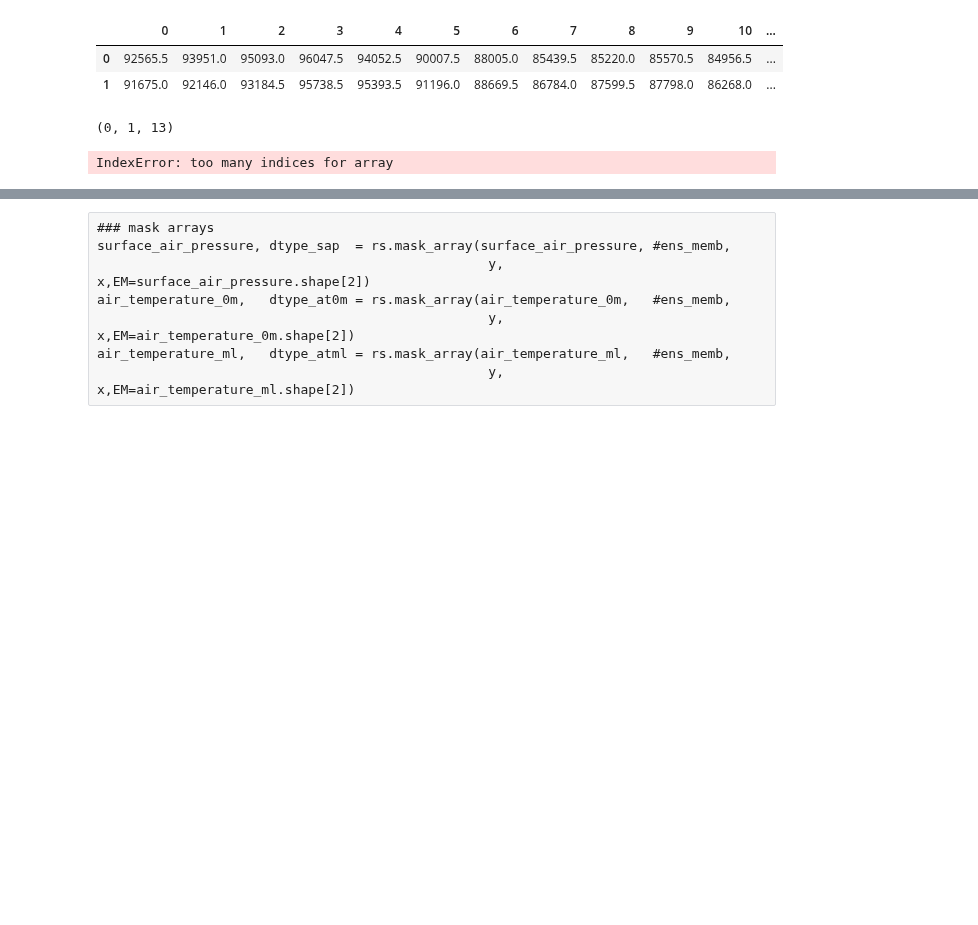
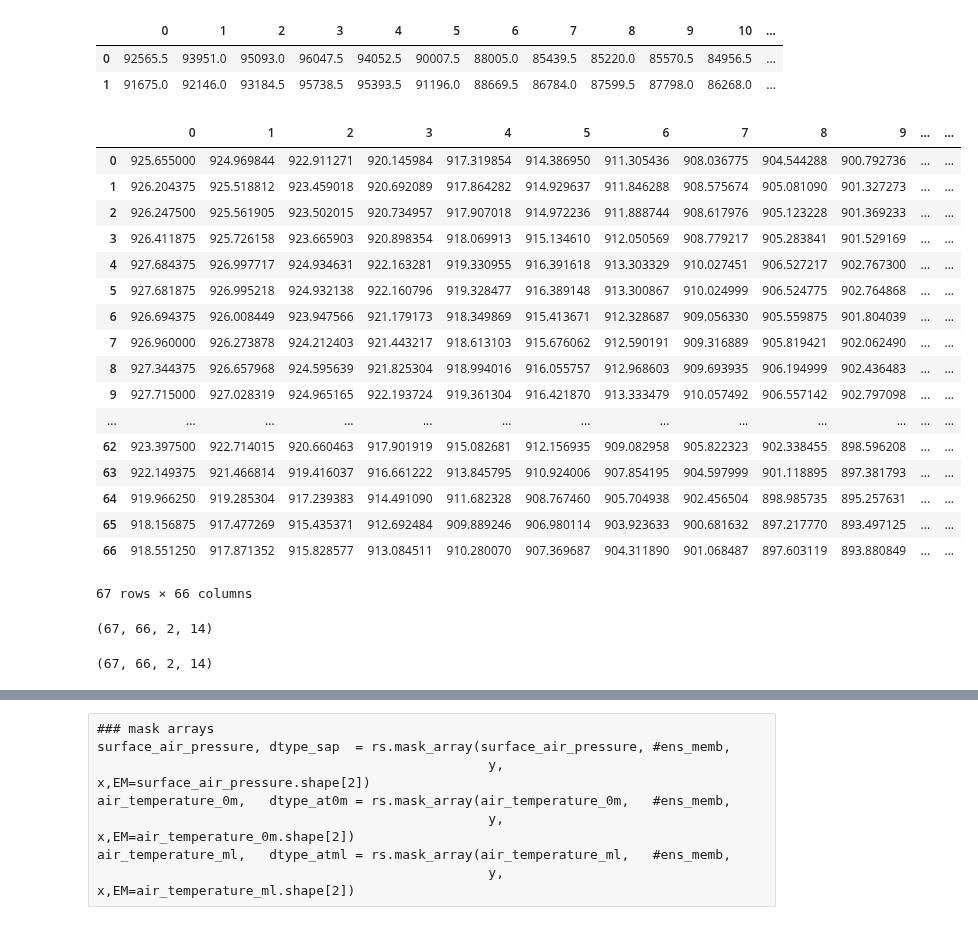
Before and after one commit to franzihe/research_Haukeli, a Jupyter notebook: MEPS/plt_vert_cross_sct.ipynb, the cells around one changed output, grey strips where cells are left out. Cells and saved outputs as stored; diff of their text form; code cells hidden in the pictures; blank space fills up the shorter version.

```diff
--- a/MEPS/plt_vert_cross_sct.ipynb
+++ b/MEPS/plt_vert_cross_sct.ipynb
@@ -389,6 +389,13 @@ temperature_ml = np.empty(shape=(air_temperature_ml.shape[0],
                                  air_temperature_ml.shape[1]+1,
                                  air_temperature_ml.shape[2],
                                  air_temperature_ml.shape[3]))
+#####
+numT = np.empty(shape=(temperature_ml.shape))
+numT[:] = np.nan
+#####
+denomT = np.empty(shape=(temperature_ml.shape))
+denomT[:] = np.nan
+####
 for k in range(surface_air_pressure.shape[3]):
     for i in range(surface_air_pressure.shape[2]):
         p_interface[:,:,i,k] = ap[:]+b[:]*surface_air_pressure[:,:,i,k]
@@ -400,7 +407,7 @@ for k in range(surface_air_pressure.shape[3]):
 
 
         for l in range(p_interfaces2.shape[1]-1):
-            p_ml[:,l,i,k] = p_interfaces2[:,l,i,k] + p_interfaces2[:,l+1,i,k]
+            p_ml[:,l,i,k] = 1/2 * (p_interfaces2[:,l,i,k] + p_interfaces2[:,l+1,i,k])
         p_ml_final[:,:,i,k] = np.concatenate((p_ml[:,:,i,k], surface_air_pressure[:,:,i,k]),axis=1)
         ### --> Now the pressure is calculated at each model level
 
@@ -417,31 +424,21 @@ for k in range(surface_air_pressure.shape[3]):
         g = 9.81     # Standard gravity [m s^-2]
 
 
-        numT[:,l,i,k] = simps(y = temperature_ml[:temperature_ml.shape[0],l:(l+2),i,k],
+        for l in range(temperature_ml.shape[1]):
+            numT[:,l,i,k] = simps(y = temperature_ml[:temperature_ml.shape[0],l:(l+2),i,k],
+                              x = np.log(p_ml_final[:temperature_ml.shape[0],l:(l+2),i,k]),
+                              dx = np.log(p_ml_final[:temperature_ml.shape[0],l:(l+2),i,k]),
+                              even='last'
+                                 )
+
+            denomT[:,l,i,k] = simps(y = np.ones(temperature_ml[:temperature_ml.shape[0],l:(l+2),i,k].shape),
                       x = np.log(p_ml_final[:temperature_ml.shape[0],l:(l+2),i,k]),
                       dx = np.log(p_ml_final[:temperature_ml.shape[0],l:(l+2),i,k]),
-                      even='last')
+                      even = 'last')
+
+t_mean = (numT/denomT)
+# get temperature and pressure, and value so that array zero contains low levels (transpose or flip),
+# but be CAREFUL later on since it is a 4d array
+temp_mean = np.fliplr(t_mean[:,:,:,:])
+pressure = np.fliplr(p_ml_final[:,:,:,:])
+temperature_ml = np.fliplr(temperature_ml[:,:,:,:])
-# %%
-l,i,k
-# %% [output]
-(0, 1, 13)
-# %%
-temp_mean = []
-numT = np.empty(shape=(temperature_ml.shape))
-for l in range(temperature_ml.shape[1]):
-    numT[:,l,i,k] = simps(y = temperature_ml[:temperature_ml.shape[0],l:(l+2),i,k],
-                      x = np.log(p_ml_final[:temperature_ml.shape[0],l:(l+2),i,k]),
-                      dx = np.log(p_ml_final[:temperature_ml.shape[0],l:(l+2),i,k]),
-                      even='last'
-                         )
-
-    denomT[:,l,i,k] = simps(y = np.ones(temperature_ml[:temperature_ml.shape[0],l:(l+2),i,k].shape),
-              x = np.log(p_ml_final[:temperature_ml.shape[0],l:(l+2),i,k]),
-              dx = np.log(p_ml_final[:temperature_ml.shape[0],l:(l+2),i,k]),
-              even = 'last')
-
-
-    t_mean[:,l,i,k] = (numT[:,l,i,k]/denomT[:,l,i,k])
-    temp_mean[:,l,i,k].append(t_mean)
-# %% [output]
-IndexError: too many indices for array
@@ -458,0 +445,29 @@ for i in range(0, temperature.shape[1]-1):
+# %%
+pd.DataFrame(pressure[:temperature_ml.shape[0],:,0,0]/100)
+# %% [output]
+|  | 0 | 1 | 2 | 3 | 4 | 5 | 6 | 7 | 8 | 9 | ... | ... |
+| 0 | 925.655000 | 924.969844 | 922.911271 | 920.145984 | 917.319854 | 914.386950 | 911.305436 | 908.036775 | 904.544288 | 900.792736 | ... | ... |
+| 1 | 926.204375 | 925.518812 | 923.459018 | 920.692089 | 917.864282 | 914.929637 | 911.846288 | 908.575674 | 905.081090 | 901.327273 | ... | ... |
+| 2 | 926.247500 | 925.561905 | 923.502015 | 920.734957 | 917.907018 | 914.972236 | 911.888744 | 908.617976 | 905.123228 | 901.369233 | ... | ... |
+| 3 | 926.411875 | 925.726158 | 923.665903 | 920.898354 | 918.069913 | 915.134610 | 912.050569 | 908.779217 | 905.283841 | 901.529169 | ... | ... |
+| 4 | 927.684375 | 926.997717 | 924.934631 | 922.163281 | 919.330955 | 916.391618 | 913.303329 | 910.027451 | 906.527217 | 902.767300 | ... | ... |
+| 5 | 927.681875 | 926.995218 | 924.932138 | 922.160796 | 919.328477 | 916.389148 | 913.300867 | 910.024999 | 906.524775 | 902.764868 | ... | ... |
+| 6 | 926.694375 | 926.008449 | 923.947566 | 921.179173 | 918.349869 | 915.413671 | 912.328687 | 909.056330 | 905.559875 | 901.804039 | ... | ... |
+| 7 | 926.960000 | 926.273878 | 924.212403 | 921.443217 | 918.613103 | 915.676062 | 912.590191 | 909.316889 | 905.819421 | 902.062490 | ... | ... |
+| 8 | 927.344375 | 926.657968 | 924.595639 | 921.825304 | 918.994016 | 916.055757 | 912.968603 | 909.693935 | 906.194999 | 902.436483 | ... | ... |
+| 9 | 927.715000 | 927.028319 | 924.965165 | 922.193724 | 919.361304 | 916.421870 | 913.333479 | 910.057492 | 906.557142 | 902.797098 | ... | ... |
+| ... | ... | ... | ... | ... | ... | ... | ... | ... | ... | ... | ... | ... |
+| 62 | 923.397500 | 922.714015 | 920.660463 | 917.901919 | 915.082681 | 912.156935 | 909.082958 | 905.822323 | 902.338455 | 898.596208 | ... | ... |
+| 63 | 922.149375 | 921.466814 | 919.416037 | 916.661222 | 913.845795 | 910.924006 | 907.854195 | 904.597999 | 901.118895 | 897.381793 | ... | ... |
+| 64 | 919.966250 | 919.285304 | 917.239383 | 914.491090 | 911.682328 | 908.767460 | 905.704938 | 902.456504 | 898.985735 | 895.257631 | ... | ... |
+| 65 | 918.156875 | 917.477269 | 915.435371 | 912.692484 | 909.889246 | 906.980114 | 903.923633 | 900.681632 | 897.217770 | 893.497125 | ... | ... |
+| 66 | 918.551250 | 917.871352 | 915.828577 | 913.084511 | 910.280070 | 907.369687 | 904.311890 | 901.068487 | 897.603119 | 893.880849 | ... | ... |
+67 rows × 66 columns
+# %%
+t_mean.shape
+# %% [output]
+(67, 66, 2, 14)
+# %%
+p_ml_final.shape
+# %% [output]
+(67, 66, 2, 14)
```
Also changed, not shown: parts of 3 cells of this notebook.
